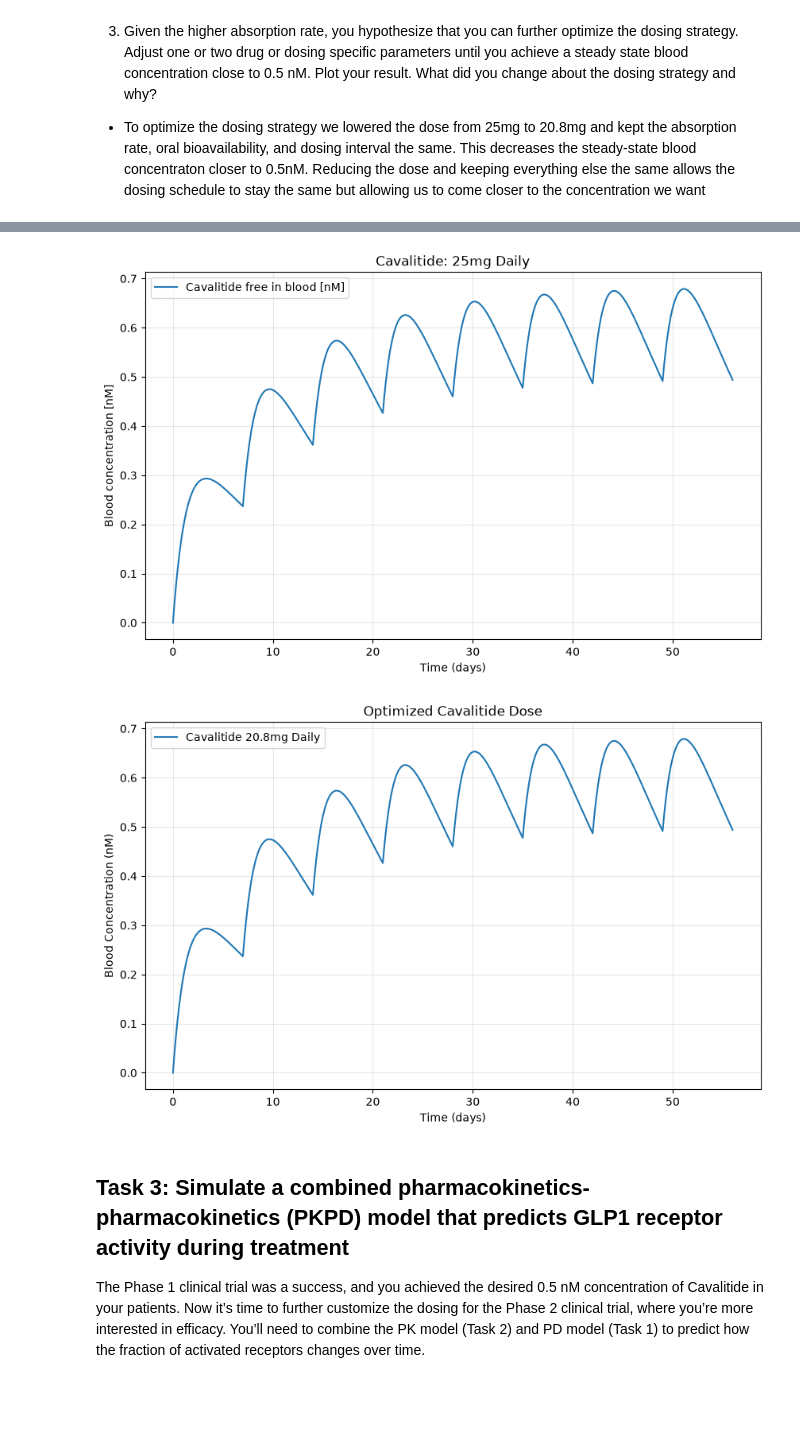
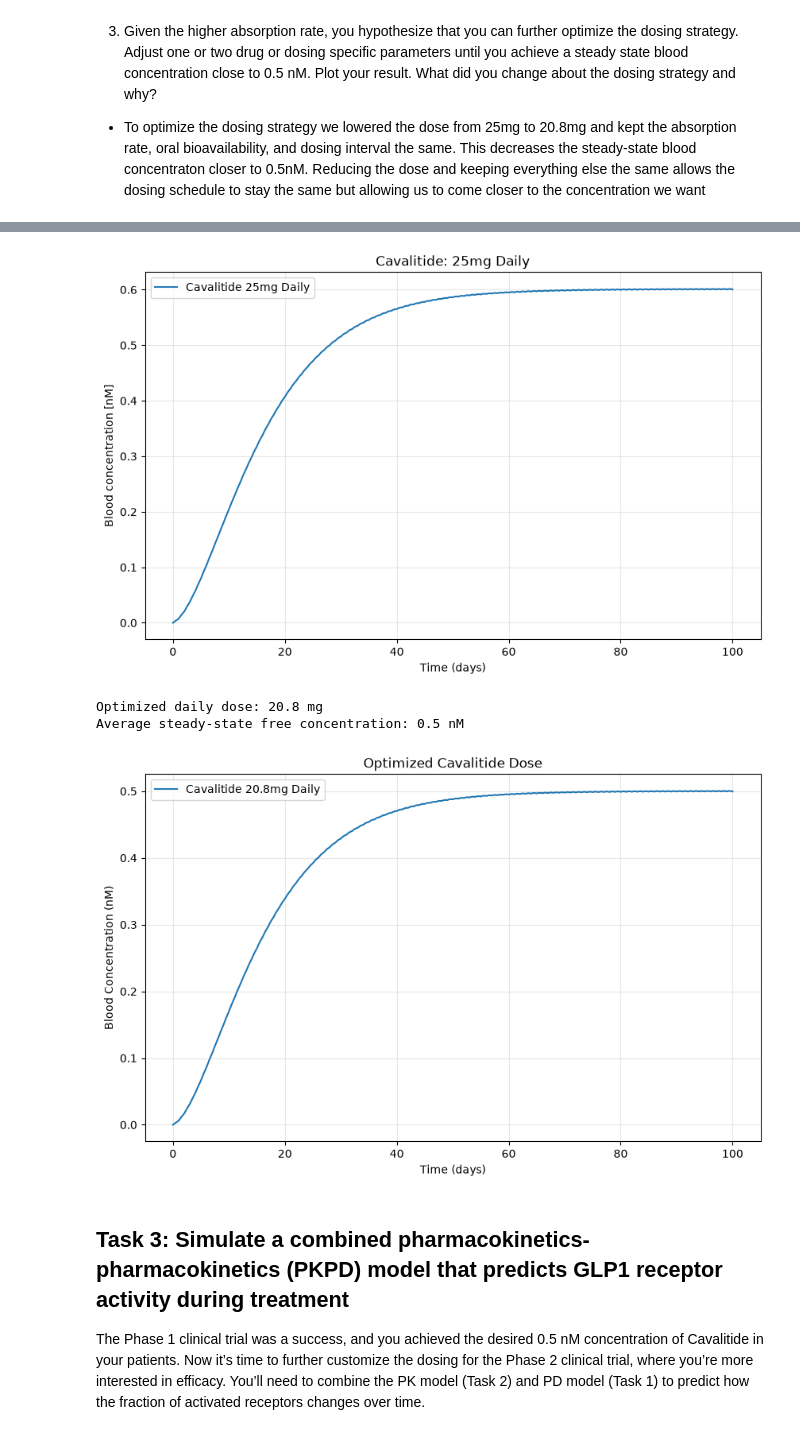
Before and after one commit to sarah-soliman1/Module_3, a Jupyter notebook: Module3_Project_Template.ipynb, the cells around one changed output, grey strips where cells are left out. Saved outputs shown, nothing was run; the diff lists cells and outputs as text; code cells hidden in the pictures; blank space fills up the shorter version.

```diff
--- a/Module3_Project_Template.ipynb
+++ b/Module3_Project_Template.ipynb
@@ -95,6 +95,7 @@ from scipy.integrate import solve_ivp
 # ===== choose product: 'Ozempic' or 'Wegovy' =====
 drug = 'Ozempic'
 #drug = 'Wegovy'
+
 
 # product-specific parameters
 
@@ -138,7 +139,7 @@ MW = 4113.6     # g/mol
 Ffree = 0.01    # rest of semaglutide bound to albumin
 
 # simulation parameters
-dt = 0.1        # h, Euler step size
+dt = 0.1        # h, max intigration step size for solve_ivp
 
 def ODEfunc(t, y):
     Asc, Cc = y
@@ -181,20 +182,44 @@ def simulate(D, n_doses, interval, dt):
     return t, Asc_out, Cc_nM
 
 # --- run ---
-t, Asc, Cc = simulate(D, n_doses, interval, dt)
+# Ozempic
+p = products['Ozempic']
+Favailable = p["Favailable"]
+ka = p["ka"]
 
-# --- plot ---
-plt.plot(t / 24, Asc, label=f"{depot} depot [mg]")
-plt.plot(t / 24, Ffree*Cc, label="free in blood [nM]")
+t_oz, Asc_oz, Cc_oz = simulate(
+    p["D"], p['n_doses'], p['interval'], dt
+)
+
+# Wegovy
+p = products['Wegovy']
+Favailable = p['Favailable']
+ka = p['ka']
+
+t_we, Asc_we, Cc_we = simulate(
+    p['D'], p['n_doses'], p['interval'], dt
+)
+
+plt.figure(figsize = (10,6))
+plt.plot(t_oz / 24, Ffree*Cc_oz, label="Ozempic Weekly Injection")
+plt.plot(t_we / 24, Ffree*Cc_we, label="Wegovy Daily Pill")
 plt.xlabel("Time (days)")
-plt.ylabel("Cavalitide")
-plt.title(f"{drug}: {D} mg every {interval} h, {n_doses} doses")
+plt.ylabel("Free blood concentration (nM)")
+plt.title('Ozempic vs Wegovy')
 plt.legend()
 plt.grid(alpha=0.3)
 plt.show()
 
+p = products['Cavalitide']
+Favailable = p['Favailable']
+ka = p['ka']
+
+t_cav, Asc_cav, Cc_cav = simulate(
+    p['D'], p['n_doses'], p['interval'], dt
+)
+
 plt.figure(figsize = (10,6))
-plt.plot(t / 24, Ffree*Cc, label="Cavalitide free in blood [nM]")
+plt.plot(t_cav / 24, Ffree*Cc_cav, label="Cavalitide 25mg Daily")
 plt.xlabel("Time (days)")
 plt.ylabel("Blood concentration [nM]")
 plt.title("Cavalitide: 25mg Daily")
@@ -202,8 +227,23 @@ plt.legend()
 plt.grid(alpha=0.3)
 plt.show()
 
+optimized_D = 20.8
+t_opt, Asc_opt, Cc_opt = simulate(
+    optimized_D, p['n_doses'], p['interval'], dt
+)
+
+last_interval = t_opt >= (t_opt[-1] - p['interval'])
+steady_state_avg = np.trapezoid(
+    Ffree * Cc_opt[last_interval],
+    t_opt[last_interval]
+) / p['interval']
+
+print("Optimized daily dose:", optimized_D, "mg")
+print("Average steady-state free concentration:",
+      round(steady_state_avg, 3), "nM")
+
 plt.figure(figsize = (10,6))
-plt.plot(t / 24, Ffree*Cc, label="Cavalitide 20.8mg Daily")
+plt.plot(t_opt / 24, Ffree*Cc_opt, label="Cavalitide 20.8mg Daily")
 plt.xlabel("Time (days)")
 plt.ylabel("Blood Concentration (nM)")
 plt.title("Optimized Cavalitide Dose")
@@ -215,5 +255,7 @@ plt.show()
-[figure, old version]
+[figure, new version]
+Optimized daily dose: 20.8 mg
+Average steady-state free concentration: 0.5 nM
-[figure, old version]
+[figure, new version]
 # %% [markdown]
 ## Task 3: Simulate a combined pharmacokinetics-pharmacokinetics (PKPD) model that predicts GLP1 receptor activity during treatment
 
```
Also changed, not shown: parts of 1 cell of this notebook.
